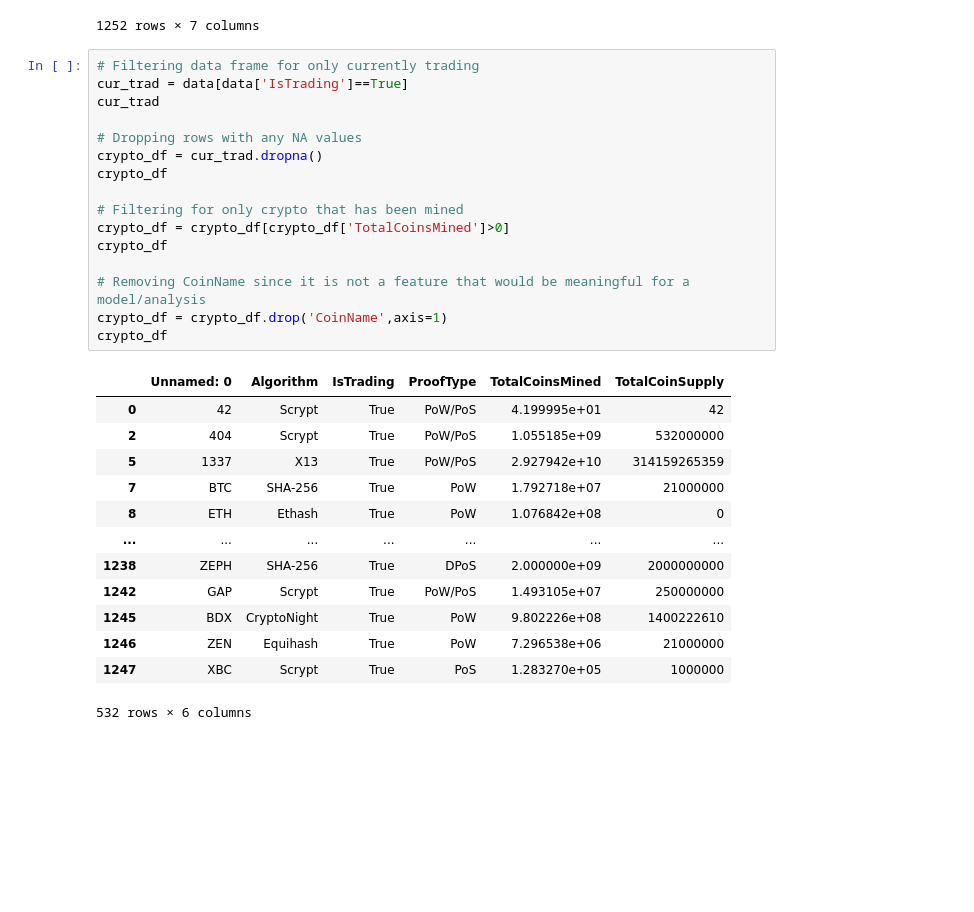
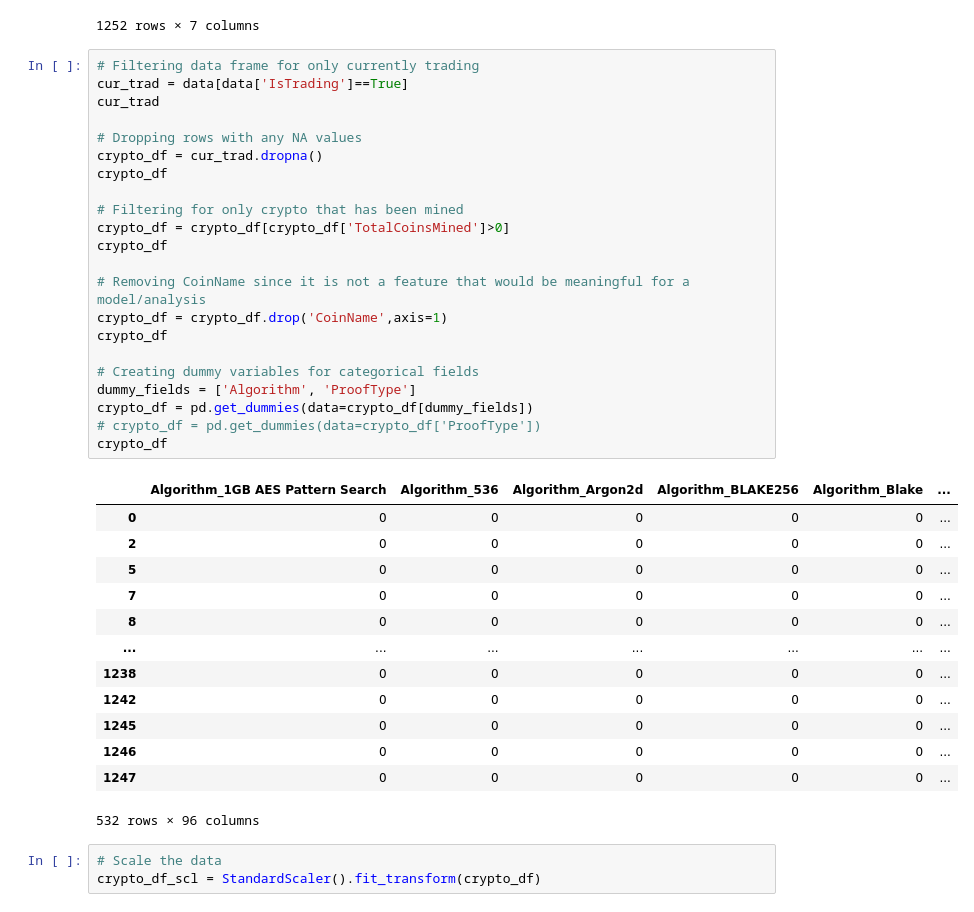
Before and after one commit to ejdublin28/unsupervised-ml, a Jupyter notebook: crypto.ipynb, the cells around one changed output. Cells and saved outputs as stored; diff of their text form; blank space fills up the shorter version.

```diff
--- a/crypto.ipynb
+++ b/crypto.ipynb
@@ -21,30 +26,39 @@ data
 # %%
 # Filtering data frame for only currently trading
 cur_trad = data[data['IsTrading']==True]
 cur_trad
 
 # Dropping rows with any NA values
 crypto_df = cur_trad.dropna()
 crypto_df
 
 # Filtering for only crypto that has been mined
 crypto_df = crypto_df[crypto_df['TotalCoinsMined']>0]
 crypto_df
 
 # Removing CoinName since it is not a feature that would be meaningful for a model/analysis
 crypto_df = crypto_df.drop('CoinName',axis=1)
 crypto_df
+
+# Creating dummy variables for categorical fields
+dummy_fields = ['Algorithm', 'ProofType']
+crypto_df = pd.get_dummies(data=crypto_df[dummy_fields])
+# crypto_df = pd.get_dummies(data=crypto_df['ProofType'])
+crypto_df
 # %% [output]
-|  | Unnamed: 0 | Algorithm | IsTrading | ProofType | TotalCoinsMined | TotalCoinSupply |
-| 0 | 42 | Scrypt | True | PoW/PoS | 4.199995e+01 | 42 |
-| 2 | 404 | Scrypt | True | PoW/PoS | 1.055185e+09 | 532000000 |
-| 5 | 1337 | X13 | True | PoW/PoS | 2.927942e+10 | 314159265359 |
-| 7 | BTC | SHA-256 | True | PoW | 1.792718e+07 | 21000000 |
-| 8 | ETH | Ethash | True | PoW | 1.076842e+08 | 0 |
+|  | Algorithm_1GB AES Pattern Search | Algorithm_536 | Algorithm_Argon2d | Algorithm_BLAKE256 | Algorithm_Blake | ... |
+| 0 | 0 | 0 | 0 | 0 | 0 | ... |
+| 2 | 0 | 0 | 0 | 0 | 0 | ... |
+| 5 | 0 | 0 | 0 | 0 | 0 | ... |
+| 7 | 0 | 0 | 0 | 0 | 0 | ... |
+| 8 | 0 | 0 | 0 | 0 | 0 | ... |
 | ... | ... | ... | ... | ... | ... | ... |
-| 1238 | ZEPH | SHA-256 | True | DPoS | 2.000000e+09 | 2000000000 |
-| 1242 | GAP | Scrypt | True | PoW/PoS | 1.493105e+07 | 250000000 |
-| 1245 | BDX | CryptoNight | True | PoW | 9.802226e+08 | 1400222610 |
-| 1246 | ZEN | Equihash | True | PoW | 7.296538e+06 | 21000000 |
-| 1247 | XBC | Scrypt | True | PoS | 1.283270e+05 | 1000000 |
+| 1238 | 0 | 0 | 0 | 0 | 0 | ... |
+| 1242 | 0 | 0 | 0 | 0 | 0 | ... |
+| 1245 | 0 | 0 | 0 | 0 | 0 | ... |
+| 1246 | 0 | 0 | 0 | 0 | 0 | ... |
+| 1247 | 0 | 0 | 0 | 0 | 0 | ... |
-532 rows × 6 columns
+532 rows × 96 columns
+# %%
+# Scale the data
+crypto_df_scl = StandardScaler().fit_transform(crypto_df)
```
Also changed, not shown: parts of 4 cells of this notebook, 1 other file.
